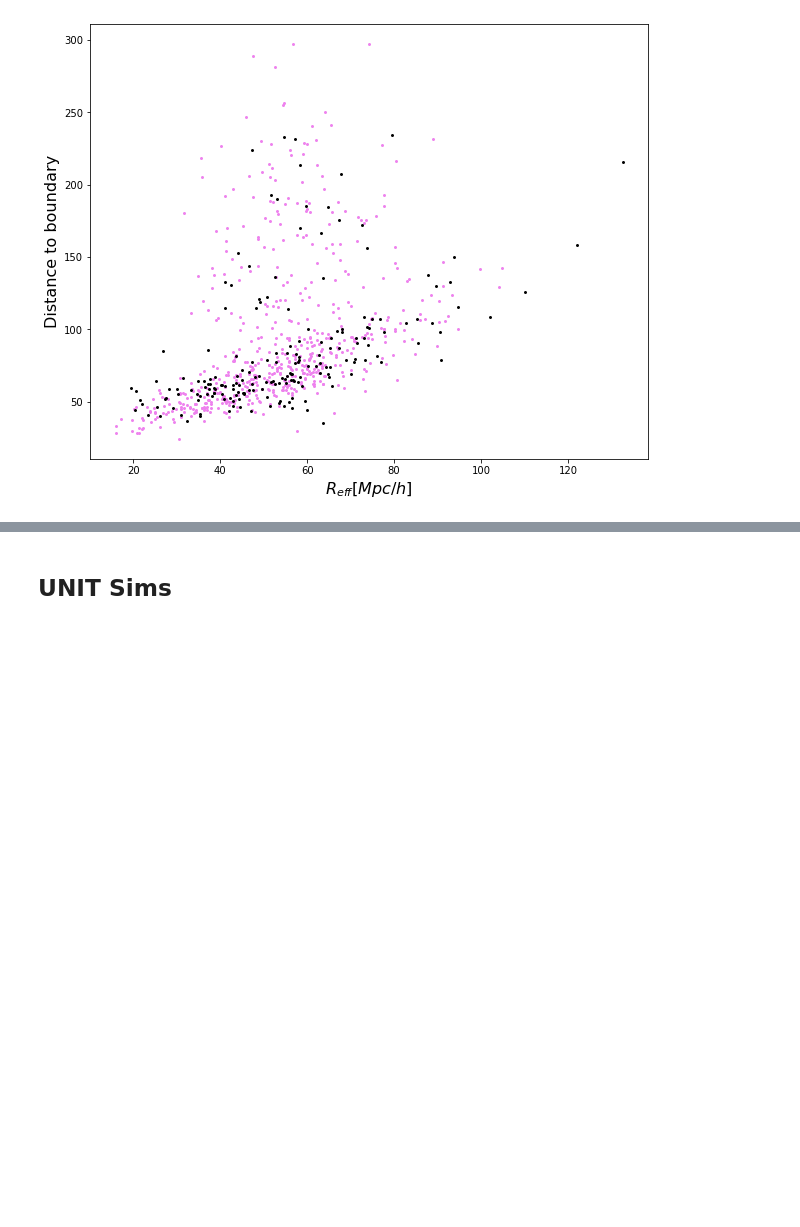
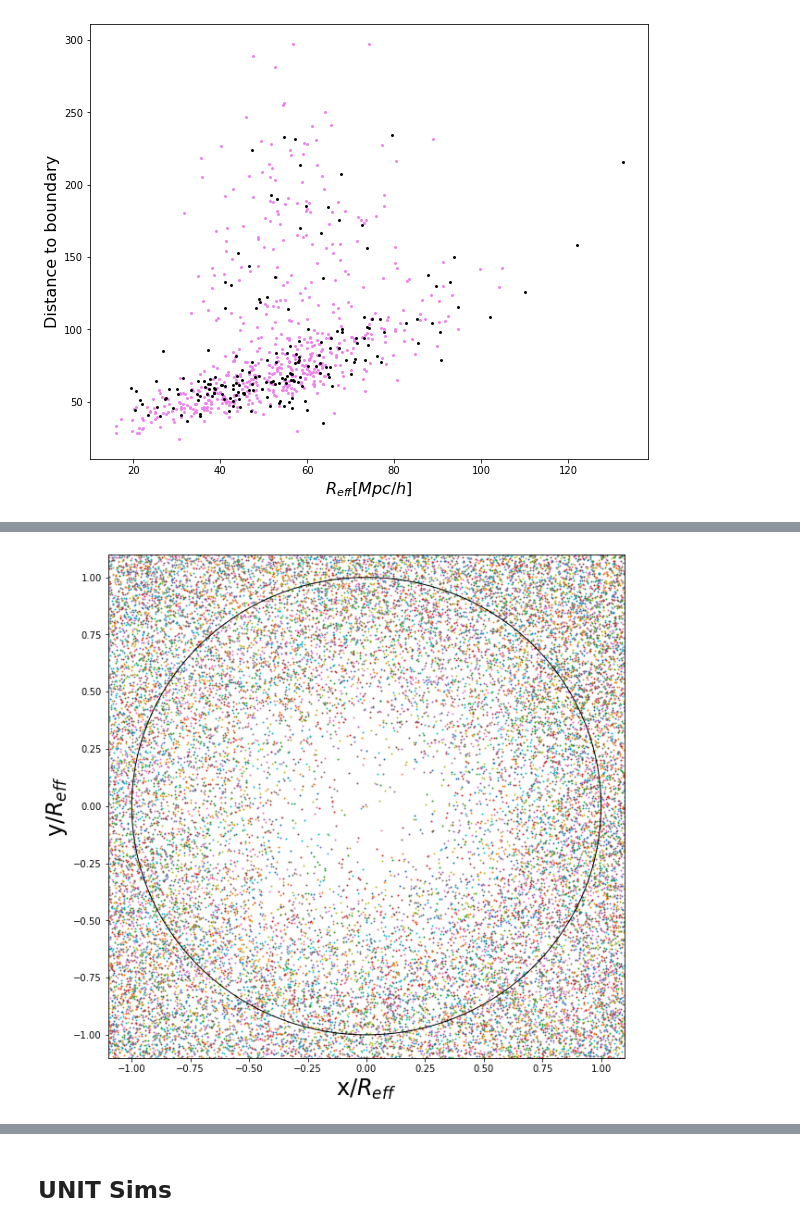
Before and after one commit to Chanuntorn/cosmic_voids, a Jupyter notebook: doc/RevolverVoidAnalysis.ipynb, the cells around one changed output, grey strips where cells are left out. Saved outputs shown, nothing was run; the diff lists cells and outputs as text; code cells hidden in the pictures; blank space fills up the shorter version.

```diff
--- a/doc/RevolverVoidAnalysis.ipynb
+++ b/doc/RevolverVoidAnalysis.ipynb
@@ -200,0 +321,27 @@ def radecz_to_xyz(radecz, cosmo=None):
+# %%
+#get rev voids from sdss DR12
+def getrevsdssvoids():
+    ''' Get Revolver voids of the cmass galaxies (zobov). '''
+
+    #make tables
+    nrv = Table() #north revolver voids
+    srv = Table() #south
+
+    #loading data
+    nrv['RA'], nrv['DEC'], nrv['Z'], nrv['Reff'], nrv['delta_min'] = np.loadtxt('testrevenv/revolver-test-north/zobov-recon-voids_cat.txt',
+                                                              skiprows=2,usecols=[1, 2, 3, 4, 5],unpack=True)
+    srv['RA'], srv['DEC'], srv['Z'], srv['Reff'], srv['delta_min'] = np.loadtxt('testrevenv/revolver-test/zobov-recon-voids_cat.txt',
+                                                              skiprows=2,usecols=[1, 2, 3, 4, 5],unpack=True)
+
+    print('Reading Revolver Voids')
+
+    #get x,y,z
+    nrv['VX'], nrv['VY'], nrv['VZ'] = radecz_to_xyz([nrv['RA'],nrv['DEC'], nrv['Z']])
+    nrv['DIST'] = np.sqrt(nrv['VX']**2 + nrv['VY']**2 + nrv['VZ']**2)
+
+    srv['VX'], srv['VY'], srv['VZ'] = radecz_to_xyz([srv['RA'], srv['DEC'], srv['Z']])
+    srv['DIST'] = np.sqrt(srv['VX']**2 + srv['VY']**2 + srv['VZ']**2)
+
+    arv = vstack([nrv,srv])
+
+    return nrv, srv, arv
@@ -309,5 +446,6 @@ zs = (southgal['Z'] > 0.43) & (southgal['Z'] < 0.7)
 # %%
-# x, y, z of galaxies
-xn, yn, zn = radecz_to_xyz([northgal['RA'][zn],northgal['DEC'][zn],northgal['Z'][zn]])
-xs, ys, zs = radecz_to_xyz([southgal['RA'][zs],southgal['DEC'][zs],southgal['Z'][zs]])
+#all north gal and some rev north voids
+stackvoids([ngal['GX'],ngal['GY'],ngal['GZ']],[nrv['VX'][:300],nrv['VY'][:300],nrv['VZ'][:300]],nrv['Reff'][:300],zslice=0.5)
+# %% [output]
+[figure, added]
 # %%
```
Also changed, not shown: parts of 44 cells of this notebook.
